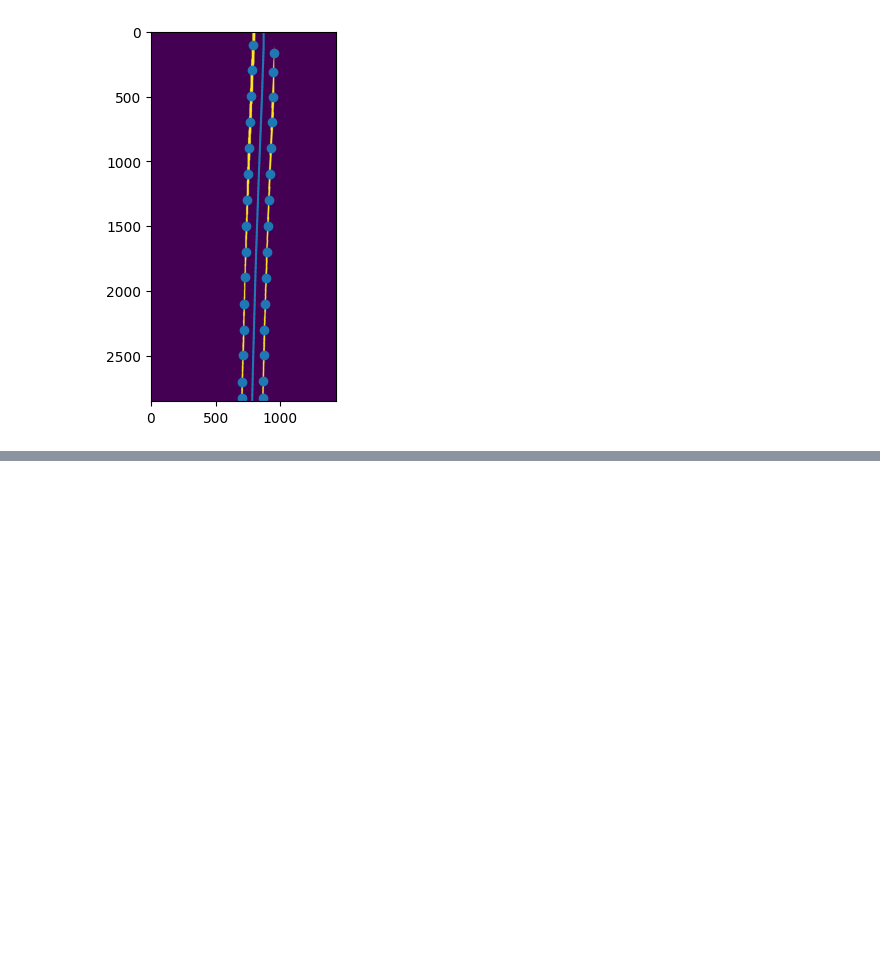
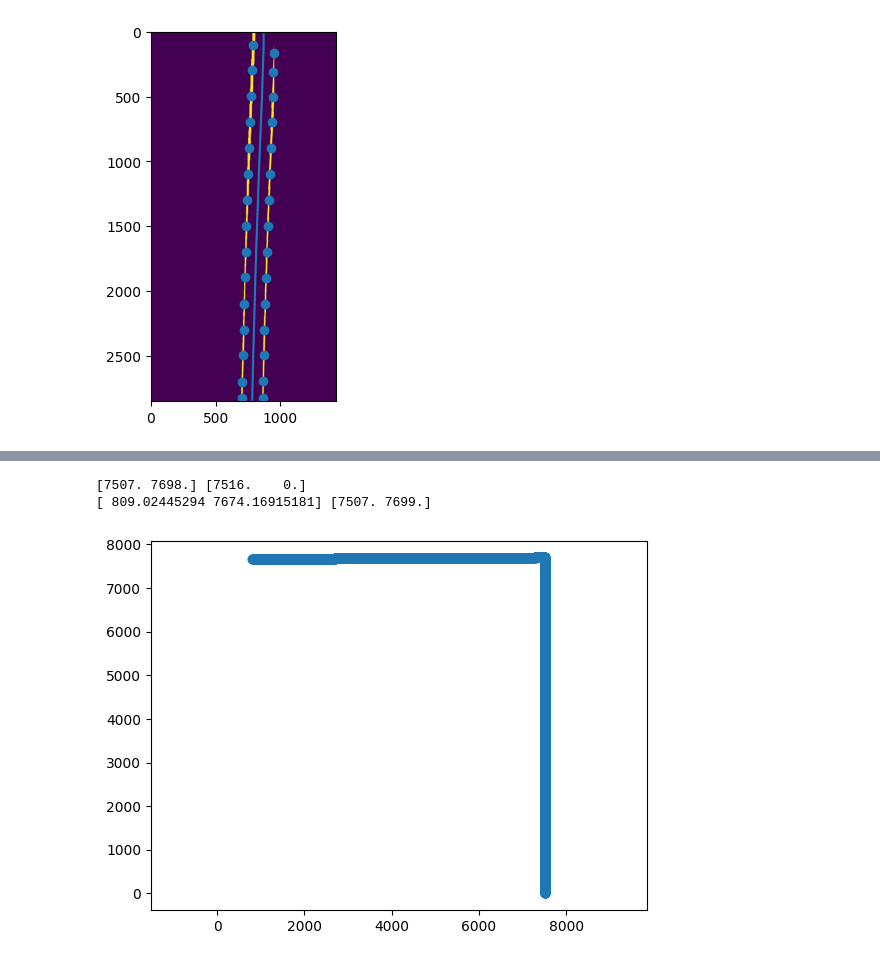
Before and after one commit to Andrudewt/perspective, a Jupyter notebook: proc_1.ipynb, the cells around one changed output, grey strips where cells are left out. Cells and saved outputs as stored; diff of their text form; code cells hidden in the pictures; blank space fills up the shorter version.

```diff
--- a/proc_1.ipynb
+++ b/proc_1.ipynb
@@ -178,0 +237,65 @@ plt.imshow(m)
+# %%
+# цикл обработки
+# сохранит оси
+
+Array = np.zeros((1, 2))
+
+coef = 0
+c1_up = 0
+for i, (m_f, c) in enumerate(zip(msk_fs[:2], coord[:2])):  # 13:14
+    mask = load_warp(m_f)
+    mask = mask[-(coord[i+1] - coord[i]): -1, :]  # взять низ маски по коорд
+
+    # mask = bend(mask, shift=200)  # !! для теста
+    _, yx_centr = find_rail_dots(mask, step=900)
+    # plt.imshow(resize(mask))
+    # plt.plot(yx_centr[1, :]//10, yx_centr[0, :]//10)
+    # plt.show()
+    c2_dwn = yx_centr[1][-1]  # низ текущего коорд_кадра по х
+    if not coef:  # для первой итерации
+        shift = 0
+        angle = 0
+    else:
+        shift = c2_dwn - c1_up
+
+    # коррекция оси
+    yx_centr[1] -= shift # сдвинуть все иксы
+    yx_centr[0] += coef # сдвинуть все у
+    # верх коорд_кадра по х
+    c1_up = yx_centr[1][0]
+    # к текущ координатам (y) от 0 прибавляем проеханное
+    coef += len(yx_centr[0])
+
+    # преобразовать ось у. Т.к.координаты на маске от нуля вверху,
+    # реальные - от нуля внизу, и едем вперед
+    yx_centr = yx_centr.T
+    _x = yx_centr[:, 0]
+    _x = _x[::-1]
+    yx_centr[:, 0] = _x
+
+    # поворот кривой
+    # print(angle)
+    if angle:
+        yx_centr = rotate(yx_centr[:, [1, 0]], angle, yx_centr[-1][::-1])
+        yx_centr = yx_centr[:, [1, 0]]
+    # print(np.int64(yx_centr))
+    # break
+    # угол для поворота следующей кривой
+    p1, p2 = yx_centr[-1][::-1], yx_centr[0][::-1]
+    dx = p2[0] - p1[0]
+    dy = p2[1] - p1[1]
+    print(p2, p1)
+    angle = np.arctan2(dy, dx)
+
+
+
+    Array = np.vstack((Array, yx_centr))
+Array = Array[1:, :]  # убир перв строка, кот 0 0
+
+plt.scatter(Array[:, 1], Array[:, 0])
+plt.axis('equal')
+plt.show()
+# %% [output]
+[7507. 7698.] [7516.    0.]
+[ 809.02445294 7674.16915181] [7507. 7699.]
+[figure, added]
```
Also changed, not shown: parts of 8 cells of this notebook.
